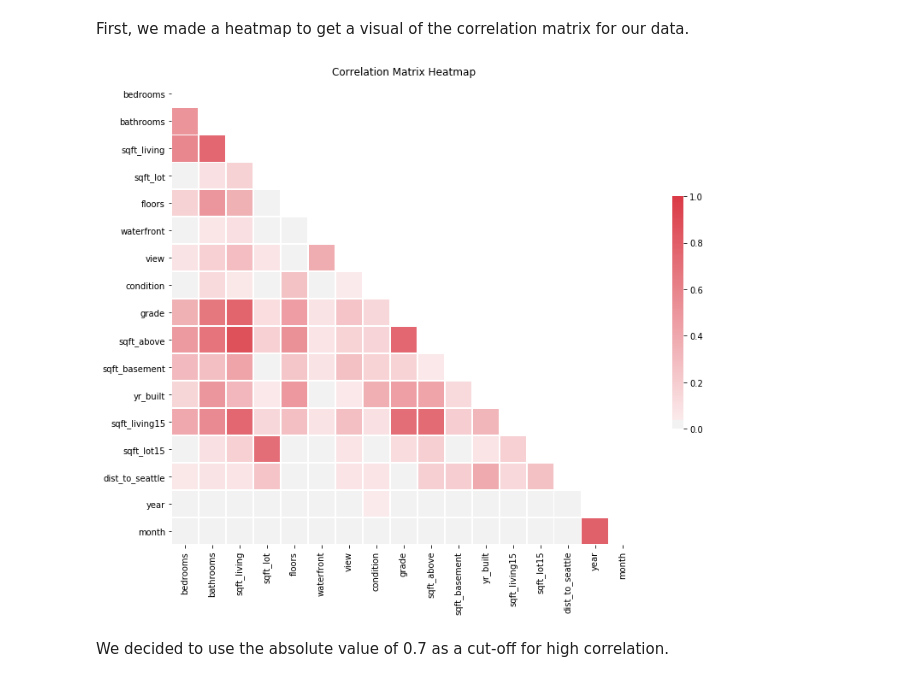
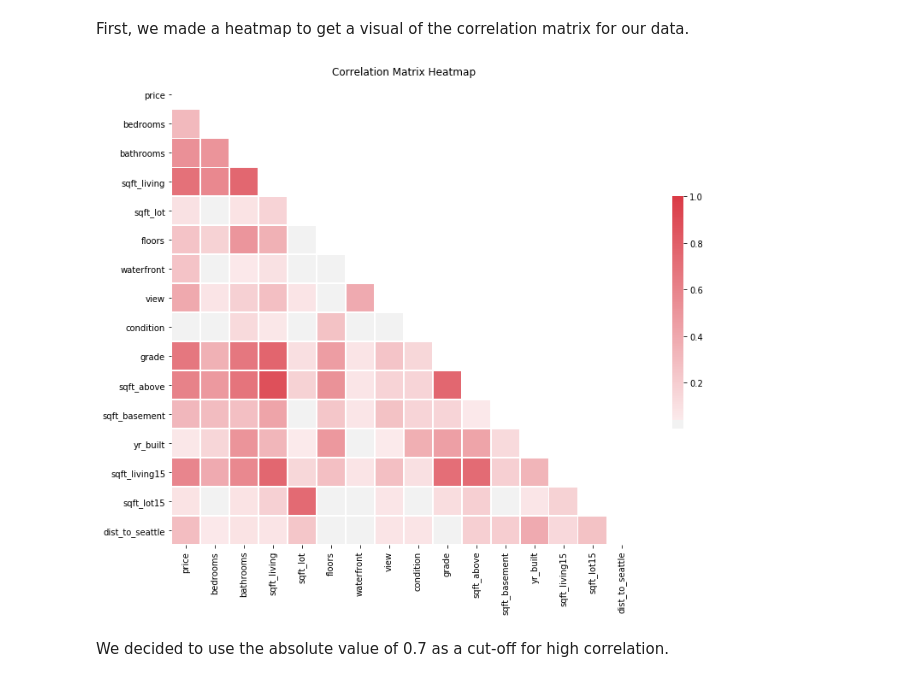
Before and after one commit to nkacoroski/dsc-1-final-project, a Jupyter notebook: kaspar.ipynb, the cells around one changed output. Saved outputs shown, nothing was run; the diff lists cells and outputs as text; code cells hidden in the pictures.

```diff
--- a/kaspar.ipynb
+++ b/kaspar.ipynb
@@ -355,0 +380,2 @@ Now let's convert longitude and latitude into a single usable number (or columns
+# %%
+df = df.drop(['year'], axis=1)
@@ -355,0 +386,3 @@ Now let's convert longitude and latitude into a single usable number (or columns
+# %%
+df['month'] = df['month'].astype(str)
+df['month'].dtype
@@ -356,5 +393,5 @@ Now let's convert longitude and latitude into a single usable number (or columns
 # %%
-long_lat = df[['long', 'lat']]
+long_lat = df[['long', 'lat', 'price']]
 # %%
 #  adapted from:  https://stackoverflow.com/questions/4913349/haversine-formula-in-python-bearing-and-distance-between-two-gps-points/4913653
 
@@ -379,3 +416,4 @@ def haversine(df_lon_lat, lon2=-122.336283, lat2=47.609395):
     return km
 
 df['dist_to_seattle'] = long_lat.apply(haversine, axis=1)
+df = df.drop(['lat', 'long'], axis=1)
@@ -389,28 +475,28 @@ variable_df['month'] = df['date'].dt.month
 First, we made a heatmap to get a visual of the correlation matrix for our data.
 # %%
 def corr_matrix(df):
-
+    """Make a correlation matrix to check data for collinearity."""
     # Compute the correlation matrix
     corr = np.abs(df.corr())
 
     # Generate a mask for the upper triangle
     mask = np.zeros_like(corr, dtype=np.bool)
     mask[np.triu_indices_from(mask)] = True
 
     # Set up the matplotlib figure
     f, ax = plt.subplots(figsize=(15, 10))
 
     # Generate a custom diverging colormap
     cmap = sns.diverging_palette(220, 10, as_cmap=True)
 
     # Draw the heatmap with the mask and correct aspect ratio
     plt.title('Correlation Matrix Heatmap')
     sns.heatmap(corr, mask=mask, cmap=cmap, vmax=1, center=0,
                 square=True, linewidths=.5, cbar_kws={"shrink": .5});
 
-corr_matrix(variable_df)
+corr_matrix(df)
 # %% [output]
-[figure, old version]
+[figure, new version]
 # %% [markdown]
 We decided to use the absolute value of 0.7 as a cut-off for high correlation.
 # %%
```
Also changed, not shown: parts of 65 cells of this notebook.
